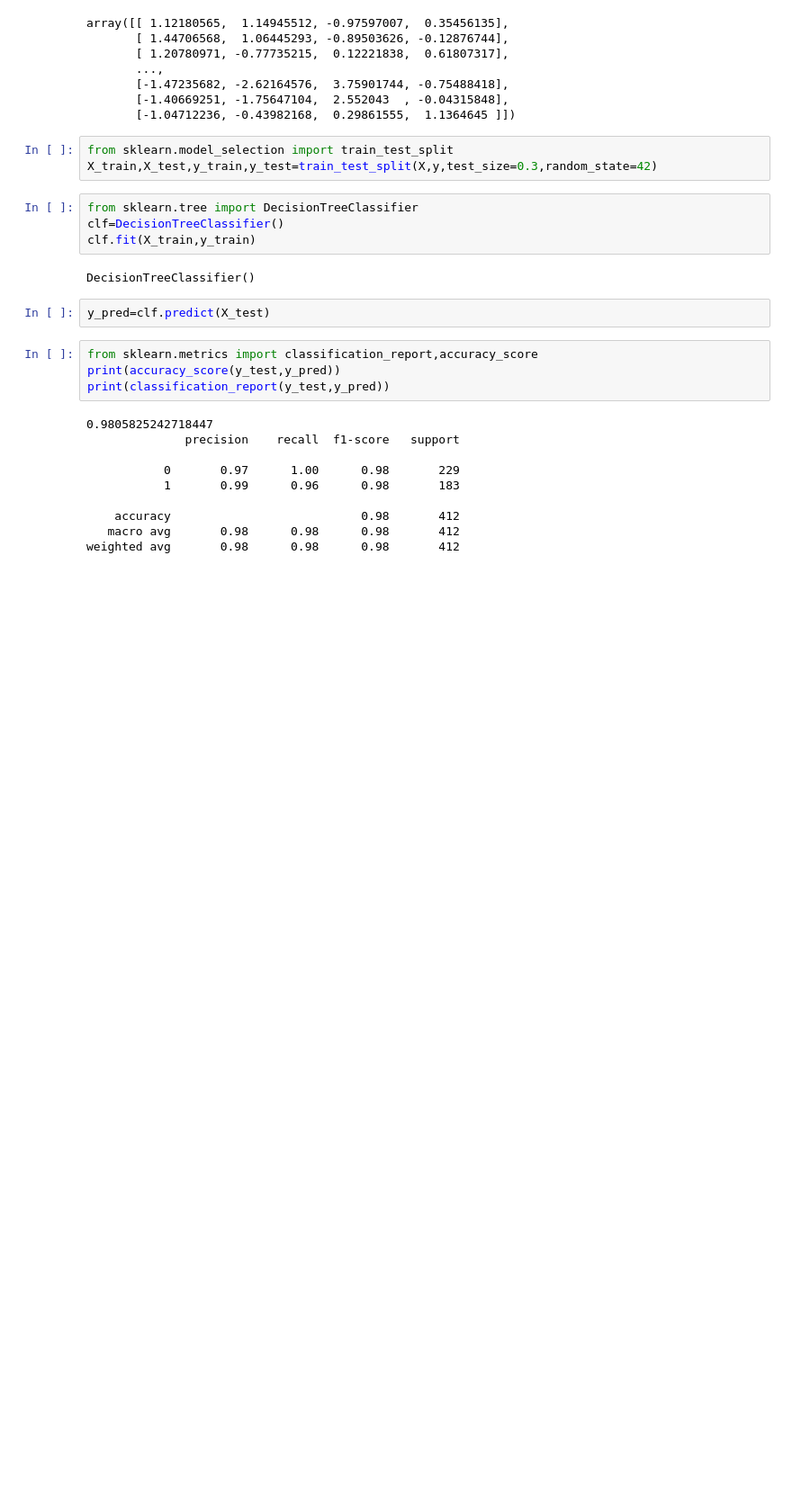
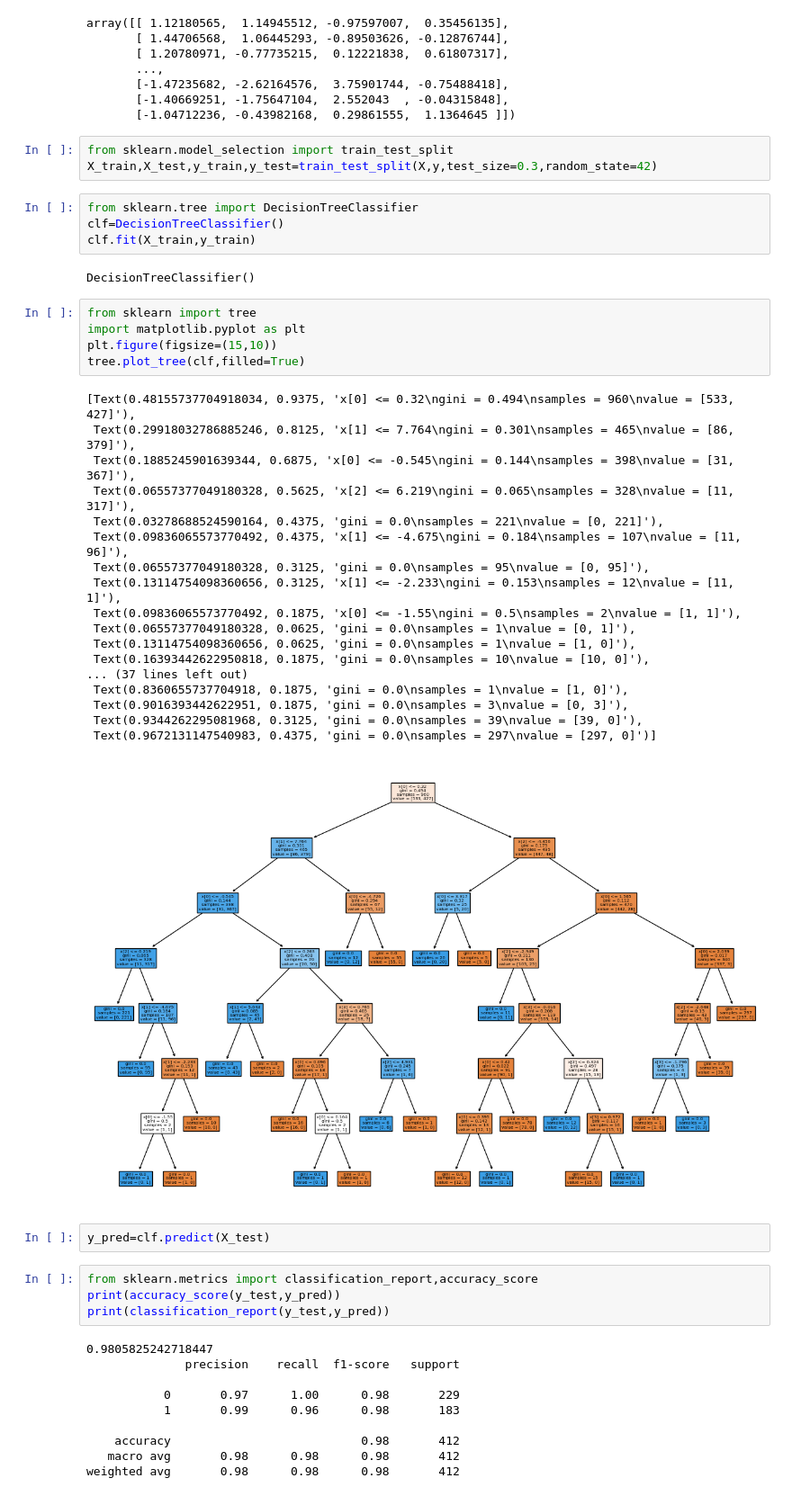
Before and after one commit to Yachit9/102216070_ML_lab_2425, a Jupyter notebook: labaftermst.ipynb, the cells around one changed output. Shown: that part at 90% size. Saved outputs shown, nothing was run; the diff lists cells and outputs as text; blank space fills up the shorter version.

```diff
--- a/labaftermst.ipynb
+++ b/labaftermst.ipynb
@@ -398,6 +398,30 @@ clf=DecisionTreeClassifier()
 clf.fit(X_train,y_train)
 # %% [output]
 DecisionTreeClassifier()
+# %%
+from sklearn import tree
+import matplotlib.pyplot as plt
+plt.figure(figsize=(15,10))
+tree.plot_tree(clf,filled=True)
+# %% [output]
+[Text(0.48155737704918034, 0.9375, 'x[0] <= 0.32\ngini = 0.494\nsamples = 960\nvalue = [533, 427]'),
+ Text(0.29918032786885246, 0.8125, 'x[1] <= 7.764\ngini = 0.301\nsamples = 465\nvalue = [86, 379]'),
+ Text(0.1885245901639344, 0.6875, 'x[0] <= -0.545\ngini = 0.144\nsamples = 398\nvalue = [31, 367]'),
+ Text(0.06557377049180328, 0.5625, 'x[2] <= 6.219\ngini = 0.065\nsamples = 328\nvalue = [11, 317]'),
+ Text(0.03278688524590164, 0.4375, 'gini = 0.0\nsamples = 221\nvalue = [0, 221]'),
+ Text(0.09836065573770492, 0.4375, 'x[1] <= -4.675\ngini = 0.184\nsamples = 107\nvalue = [11, 96]'),
+ Text(0.06557377049180328, 0.3125, 'gini = 0.0\nsamples = 95\nvalue = [0, 95]'),
+ Text(0.13114754098360656, 0.3125, 'x[1] <= -2.233\ngini = 0.153\nsamples = 12\nvalue = [11, 1]'),
+ Text(0.09836065573770492, 0.1875, 'x[0] <= -1.55\ngini = 0.5\nsamples = 2\nvalue = [1, 1]'),
+ Text(0.06557377049180328, 0.0625, 'gini = 0.0\nsamples = 1\nvalue = [0, 1]'),
+ Text(0.13114754098360656, 0.0625, 'gini = 0.0\nsamples = 1\nvalue = [1, 0]'),
+ Text(0.16393442622950818, 0.1875, 'gini = 0.0\nsamples = 10\nvalue = [10, 0]'),
+... (37 lines left out)
+ Text(0.8360655737704918, 0.1875, 'gini = 0.0\nsamples = 1\nvalue = [1, 0]'),
+ Text(0.9016393442622951, 0.1875, 'gini = 0.0\nsamples = 3\nvalue = [0, 3]'),
+ Text(0.9344262295081968, 0.3125, 'gini = 0.0\nsamples = 39\nvalue = [39, 0]'),
+ Text(0.9672131147540983, 0.4375, 'gini = 0.0\nsamples = 297\nvalue = [297, 0]')]
+[figure, added]
 # %%
 y_pred=clf.predict(X_test)
 # %%
```
